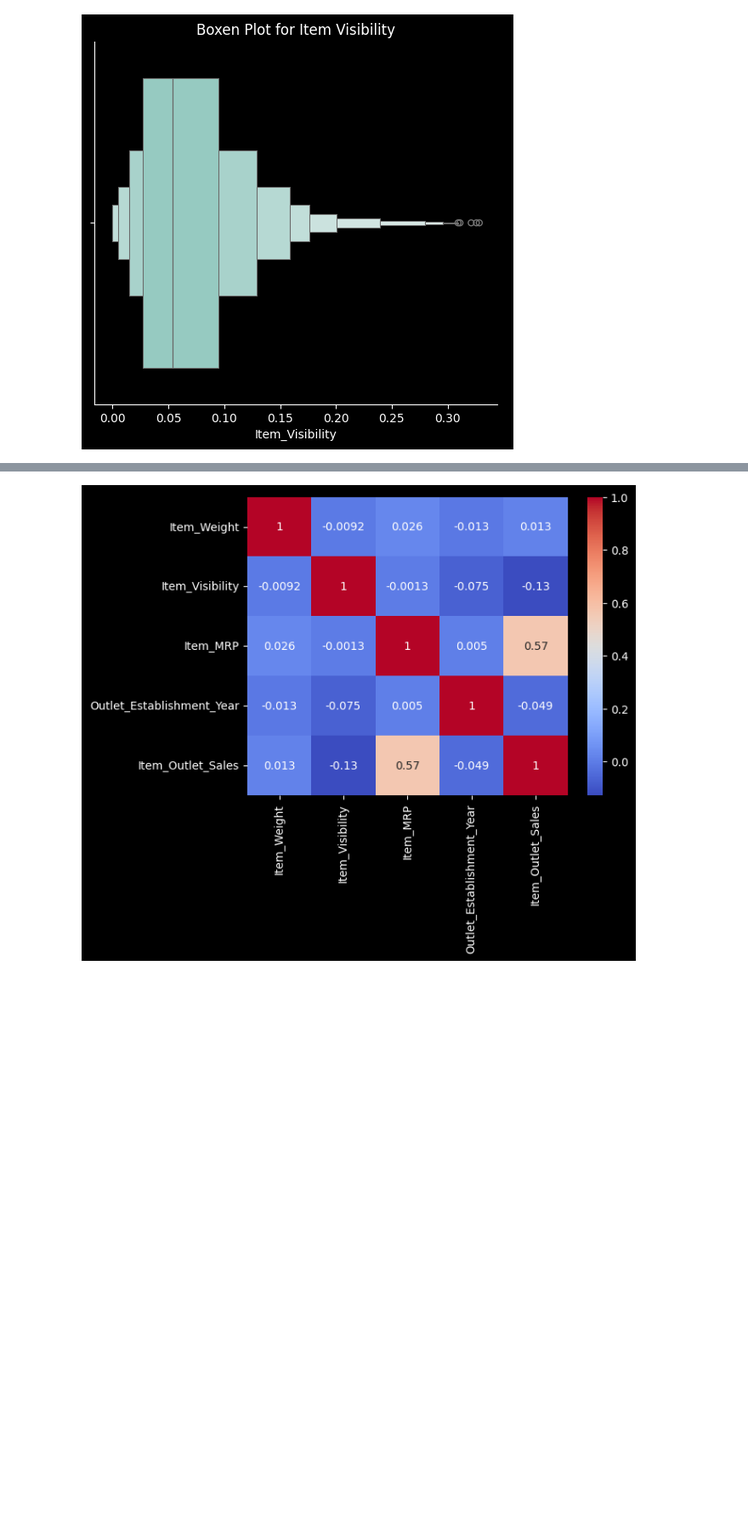
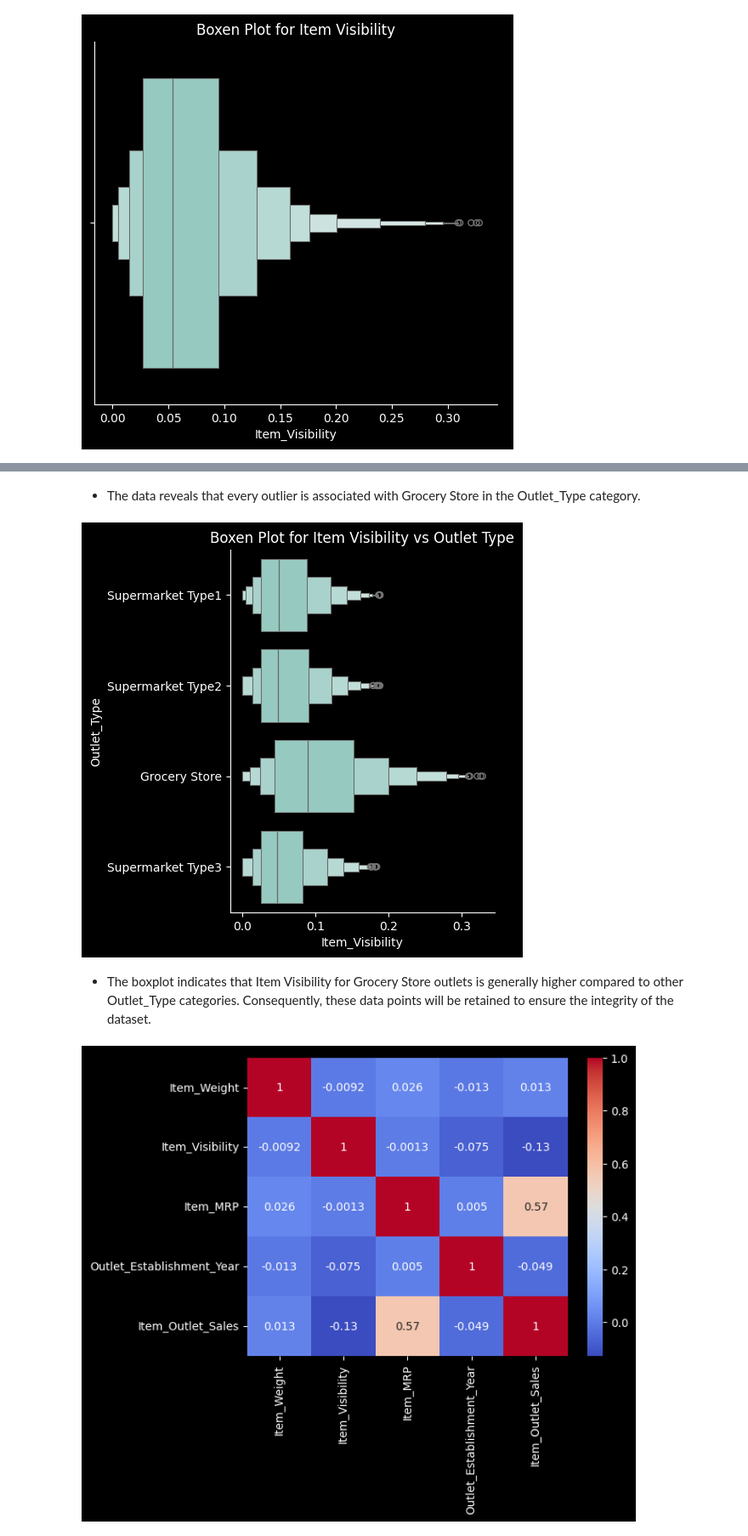
Before and after one commit to QustaB/Prediction_of_Production_Sales, a Jupyter notebook: Prediction_of_Production_Sales.ipynb, the cells around one changed output, grey strips where cells are left out. Shown at 85% size. Drawn from its saved outputs; the diff is of its cells as text; code cells hidden in the pictures; blank space fills up the shorter version.

```diff
--- a/Prediction_of_Production_Sales.ipynb
+++ b/Prediction_of_Production_Sales.ipynb
@@ -545,3 +571,12 @@ g.ax.set_title('Boxen Plot for Item Visibility');
+# %% [markdown]
+- The data reveals that every outlier is associated with Grocery Store in the Outlet_Type category.
+# %%
+g = sns.catplot(data=df,kind='boxen',x='Item_Visibility',y='Outlet_Type')
+g.ax.set_title('Boxen Plot for Item Visibility vs Outlet Type');
+# %% [output]
+[figure, added]
+# %% [markdown]
+- The boxplot indicates that Item Visibility for Grocery Store outlets is generally higher compared to other Outlet_Type categories. Consequently, these data points will be retained to ensure the integrity of the dataset.
 # %%
 sns.heatmap(df[num_cols].corr(),annot=True,cmap='coolwarm');
 # %% [output]
```
Also changed, not shown: parts of 11 cells of this notebook.
